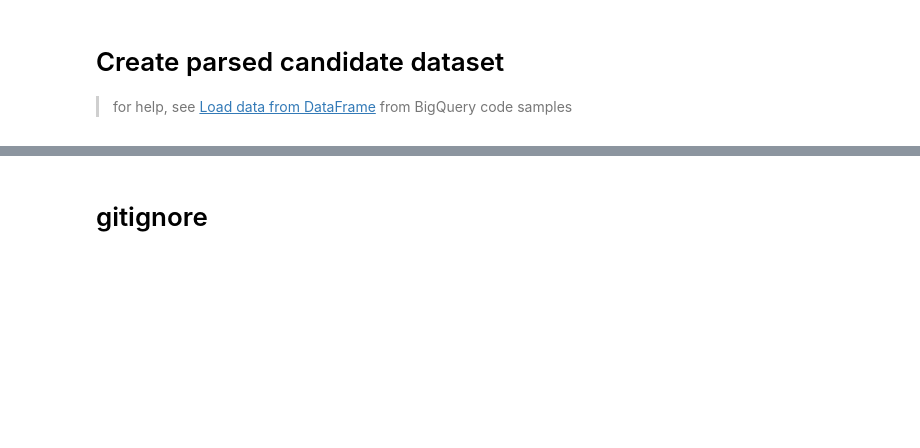
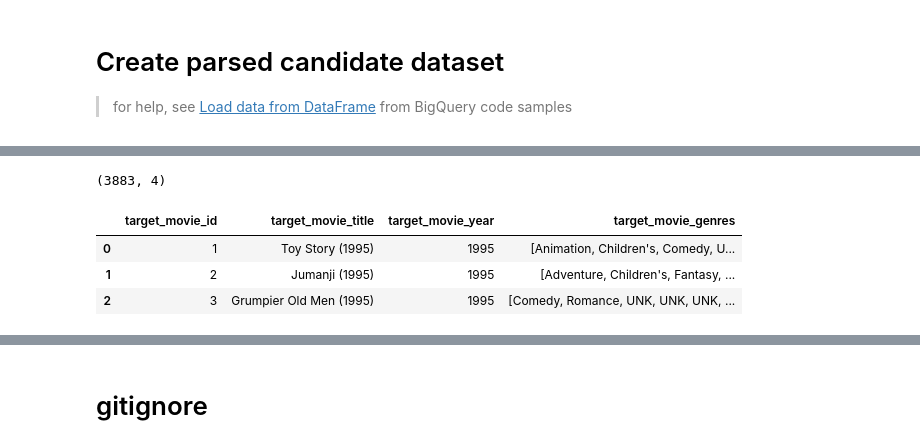
Before and after one commit to tottenjordan/crispy_towers, a Jupyter notebook: notebooks/00_data_prep.ipynb, the cells around one changed output, grey strips where cells are left out. Saved outputs shown, nothing was run; the diff lists cells and outputs as text; code cells hidden in the pictures; blank space fills up the shorter version.

```diff
--- a/notebooks/00_data_prep.ipynb
+++ b/notebooks/00_data_prep.ipynb
@@ -566,0 +379,68 @@ BQ_TABLE_REF
+# %%
+import re
+
+UNKNOWN_STR = "UNK"
+
+# movie year
+movies_df['target_movie_year'] = movies_df['target_movie_title'].apply(
+    lambda movie_name: re.search('\((\d*)\)', movie_name).groups(1)[0]
+)
+movies_df["target_movie_year"] = movies_df["target_movie_year"].apply(int)
+
+# movie_id
+movies_df["target_movie_id"] = movies_df["target_movie_id"].apply(str)
+movies_df['target_movie_id'] = movies_df.apply(
+    # lambda row: tf.compat.as_bytes(row.target_movie_id),
+    lambda row: row.target_movie_id,
+    axis = 1
+)
+
+# movie titles
+movies_df['target_movie_title'] = movies_df.apply(
+    # lambda row: tf.compat.as_bytes(row.target_movie_title),
+    lambda row: row.target_movie_title,
+    axis = 1
+)
+
+# genres
+movies_df['target_movie_genres'] = movies_df.apply(
+    # lambda row: str(row.genres_raw).split("|"),
+    # lambda row: [tf.compat.as_bytes(z) for z in str(row.genres_raw).split("|")],
+    lambda row: [z for z in str(row.genres_raw).split("|")],
+    axis = 1
+)
+movies_df['genre_pad_values'] = movies_df.apply(
+    # lambda row: [tf.compat.as_bytes(UNKNOWN_STR) for _ in range(env_config.MAX_GENRE_LENGTH - len(row.target_movie_genres))],
+    lambda row: [UNKNOWN_STR for _ in range(env_config.MAX_GENRE_LENGTH - len(row.target_movie_genres))],
+    axis = 1
+)
+
+# update the genre col
+movies_df.apply(
+    lambda row: row.target_movie_genres.extend(row.genre_pad_values),
+    axis = 1
+)
+
+# drop cols
+movies_df = movies_df.drop(
+    columns=[
+        'genre_pad_values',
+        # 'genres_n',
+        'genres_raw'
+    ]
+)
+
+# uniques
+movies_df = movies_df.drop_duplicates(
+    subset=["target_movie_id"],
+)
+
+# inspect df
+print(movies_df.shape)
+movies_df.head(3)
+# %% [output]
+(3883, 4)
+|  | target_movie_id | target_movie_title | target_movie_year | target_movie_genres |
+| 0 | 1 | Toy Story (1995) | 1995 | [Animation, Children's, Comedy, U... |
+| 1 | 2 | Jumanji (1995) | 1995 | [Adventure, Children's, Fantasy, ... |
+| 2 | 3 | Grumpier Old Men (1995) | 1995 | [Comedy, Romance, UNK, UNK, UNK, ... |
```
Also changed, not shown: parts of 42 cells of this notebook, 3 other files.
